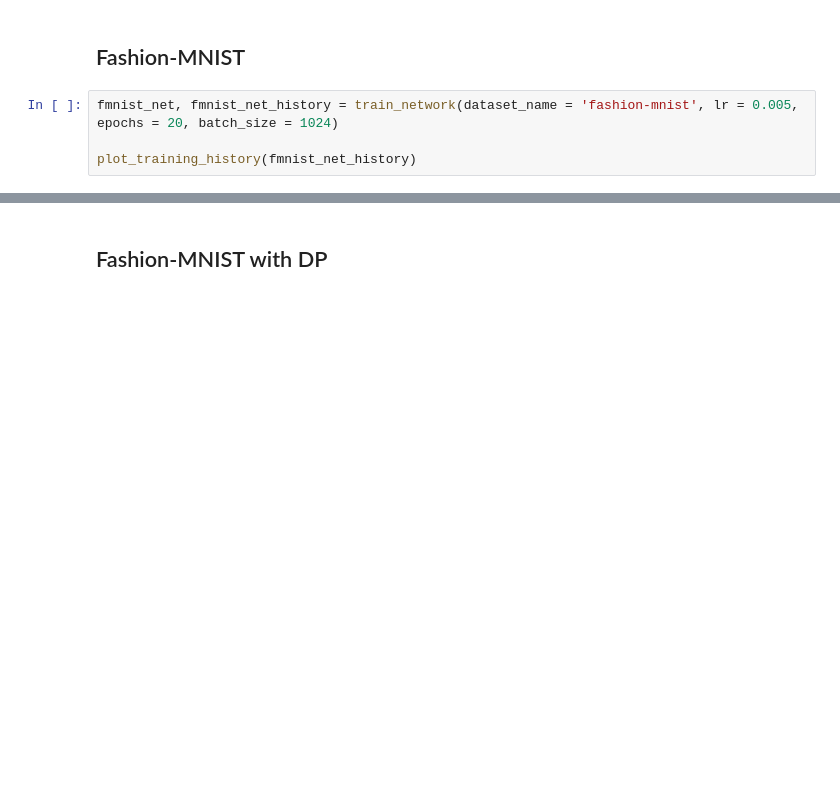
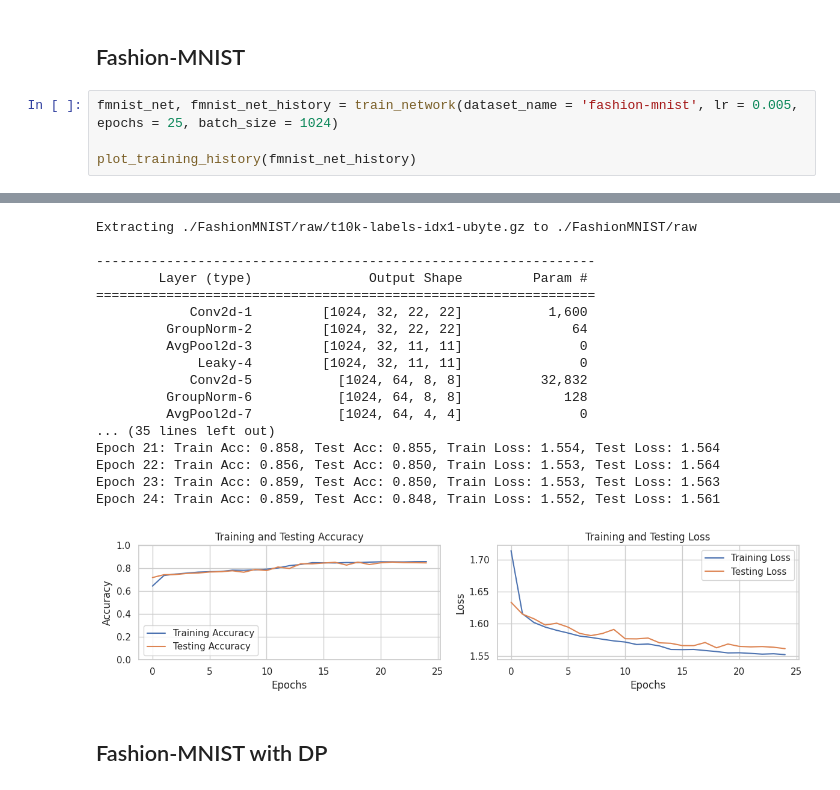
Before and after one commit to chardiwall/DPSNN, a Jupyter notebook: DPSNN.ipynb, the cells around one changed output, grey strips where cells are left out. Saved outputs shown, nothing was run; the diff lists cells and outputs as text; blank space fills up the shorter version.

```diff
--- a/DPSNN.ipynb
+++ b/DPSNN.ipynb
@@ -717,6 +622,7 @@ Epoch 29: Train Acc: 0.54, Test Acc: 0.53, Train Loss: 1.87, Test Loss: 1.84
 # %% [markdown]
 ## Fashion-MNIST
 # %%
-fmnist_net, fmnist_net_history = train_network(dataset_name = 'fashion-mnist', lr = 0.005, epochs = 20, batch_size = 1024)
+fmnist_net, fmnist_net_history = train_network(dataset_name = 'fashion-mnist', lr = 0.005, epochs = 25, batch_size = 1024)
 
 plot_training_history(fmnist_net_history)
+# %% [output]
@@ -723,3 +643,21 @@ plot_training_history(fmnist_net_history)
+Extracting ./FashionMNIST/raw/t10k-labels-idx1-ubyte.gz to ./FashionMNIST/raw
+
+----------------------------------------------------------------
+        Layer (type)               Output Shape         Param #
+================================================================
+            Conv2d-1         [1024, 32, 22, 22]           1,600
+         GroupNorm-2         [1024, 32, 22, 22]              64
+         AvgPool2d-3         [1024, 32, 11, 11]               0
+             Leaky-4         [1024, 32, 11, 11]               0
+            Conv2d-5           [1024, 64, 8, 8]          32,832
+         GroupNorm-6           [1024, 64, 8, 8]             128
+         AvgPool2d-7           [1024, 64, 4, 4]               0
+... (35 lines left out)
+Epoch 21: Train Acc: 0.858, Test Acc: 0.855, Train Loss: 1.554, Test Loss: 1.564
+Epoch 22: Train Acc: 0.856, Test Acc: 0.850, Train Loss: 1.553, Test Loss: 1.564
+Epoch 23: Train Acc: 0.859, Test Acc: 0.850, Train Loss: 1.553, Test Loss: 1.563
+Epoch 24: Train Acc: 0.859, Test Acc: 0.848, Train Loss: 1.552, Test Loss: 1.561
+[figure, added]
 # %% [markdown]
 ## Fashion-MNIST with DP
 # %%
```
Also changed, not shown: parts of 15 cells of this notebook.
